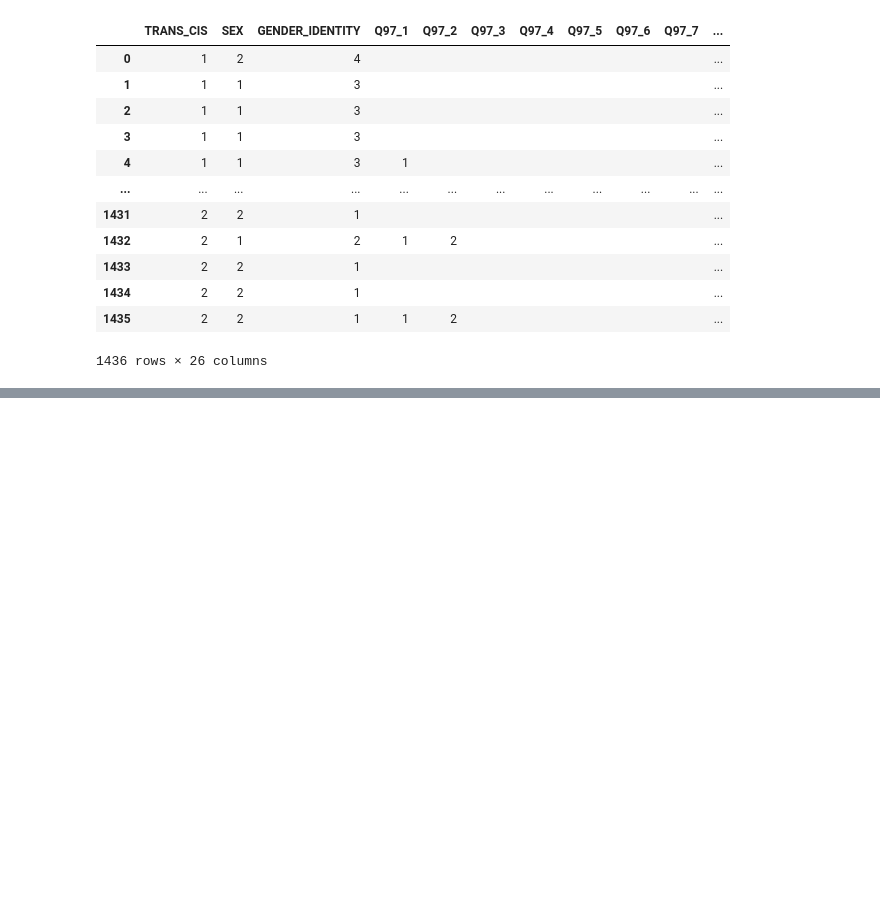
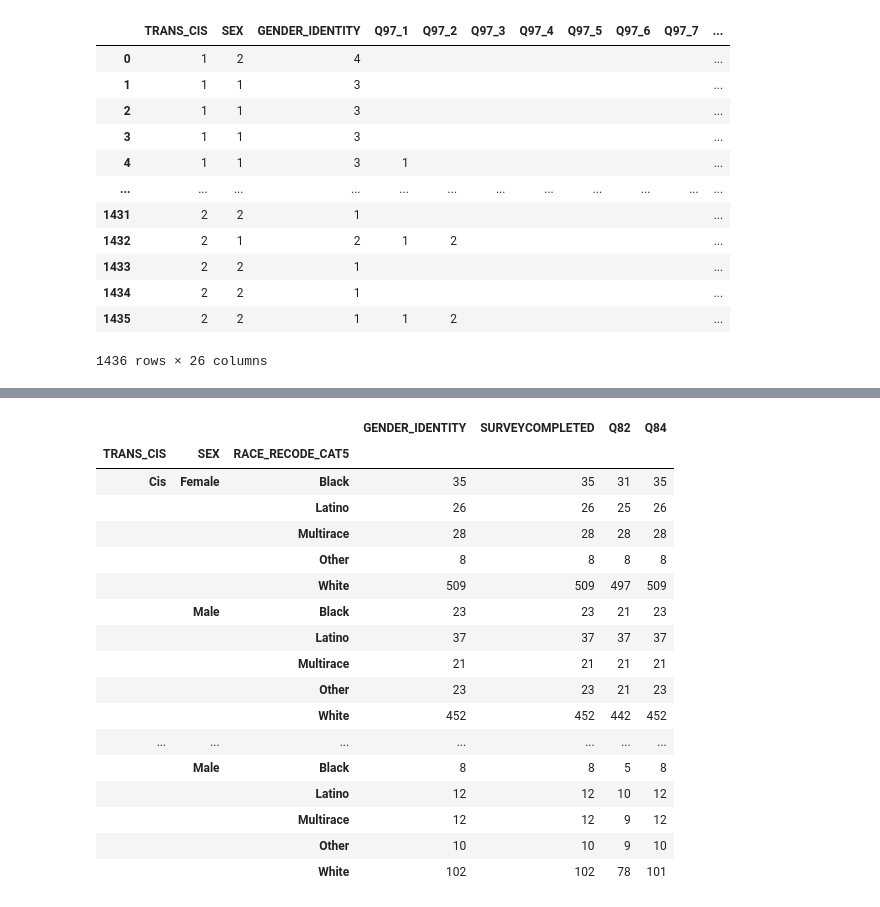
Before and after one commit to c6shi/dds_transgender, a Jupyter notebook: candus/main.ipynb, the cells around one changed output, grey strips where cells are left out. Saved outputs shown, nothing was run; the diff lists cells and outputs as text; code cells hidden in the pictures; blank space fills up the shorter version.

```diff
--- a/candus/main.ipynb
+++ b/candus/main.ipynb
@@ -29 +63,4 @@ Columns (8,18,19,20,22,23,25,39,74,75,77,215,297,298,306,307,308,309,311,312,313
+# %%
+with open('scripts/codebook.json', 'r') as f:
+    codebook = json.load(f)
 # %% [markdown]
@@ -82,0 +140,5 @@ physical
+# %%
+healthcareqs = ['Q82', 'Q84']
+healthcare = combined[gender + healthcareqs].copy()
+healthcare['Q84'] = healthcare['Q84'].astype(str).str.replace(' ', '0').fillna("0")
+healthcare
@@ -82,0 +163,8 @@ physical
+# %%
+healthcare['TRANS_CIS'] = healthcare['TRANS_CIS'].astype(str).map(codebook['TRANS_CIS'])
+healthcare['Q82'] = healthcare['Q82'].astype(str).map(codebook['Q82'])
+healthcare['Q84'] = healthcare['Q84'].astype(str).map(codebook['Q84'])
+healthcare['SEX'] = healthcare['SEX'].astype(str).map(codebook['SEX'])
+healthcare['RACE_RECODE_CAT5'] = healthcare['RACE_RECODE_CAT5'].astype(str).map(codebook['RACE_RECODE_CAT5'])
+healthcare['GENDER_IDENTITY'] = healthcare['GENDER_IDENTITY'].astype(str).map(codebook['GENDER_IDENTITY'])
+healthcare
@@ -82,0 +255,21 @@ physical
+# %%
+healthcare.groupby(['TRANS_CIS', 'SEX', 'RACE_RECODE_CAT5']).count()
+# %% [output]
+|  |  |  | GENDER_IDENTITY | SURVEYCOMPLETED | Q82 | Q84 |
+| TRANS_CIS | SEX | RACE_RECODE_CAT5 |  |  |  |  |
+| Cis | Female | Black | 35 | 35 | 31 | 35 |
+|  |  | Latino | 26 | 26 | 25 | 26 |
+|  |  | Multirace | 28 | 28 | 28 | 28 |
+|  |  | Other | 8 | 8 | 8 | 8 |
+|  |  | White | 509 | 509 | 497 | 509 |
+|  | Male | Black | 23 | 23 | 21 | 23 |
+|  |  | Latino | 37 | 37 | 37 | 37 |
+|  |  | Multirace | 21 | 21 | 21 | 21 |
+|  |  | Other | 23 | 23 | 21 | 23 |
+|  |  | White | 452 | 452 | 442 | 452 |
+| ... | ... | ... | ... | ... | ... | ... |
+|  | Male | Black | 8 | 8 | 5 | 8 |
+|  |  | Latino | 12 | 12 | 10 | 12 |
+|  |  | Multirace | 12 | 12 | 9 | 12 |
+|  |  | Other | 10 | 10 | 9 | 10 |
+|  |  | White | 102 | 102 | 78 | 101 |
```
Also changed, not shown: parts of 30 cells of this notebook, 6 other files.
